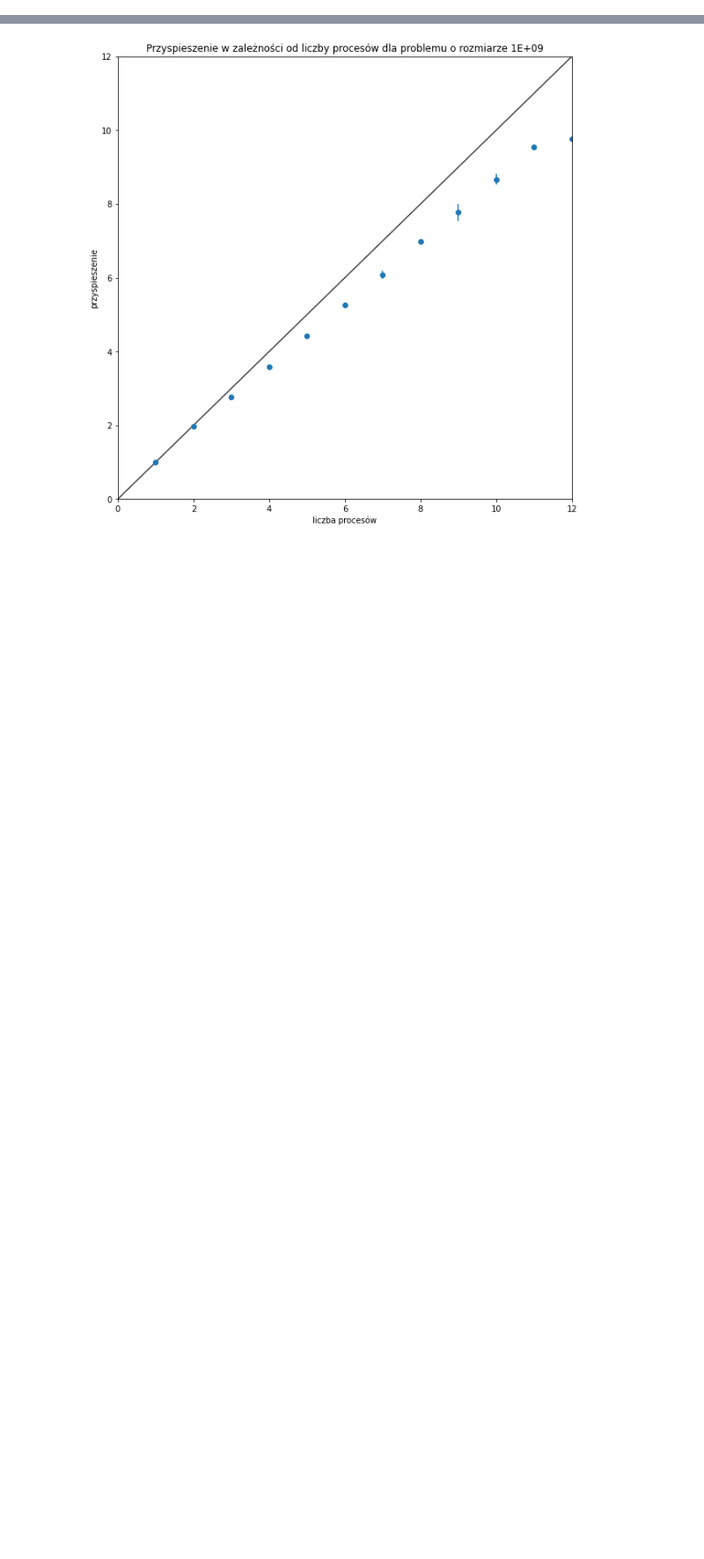
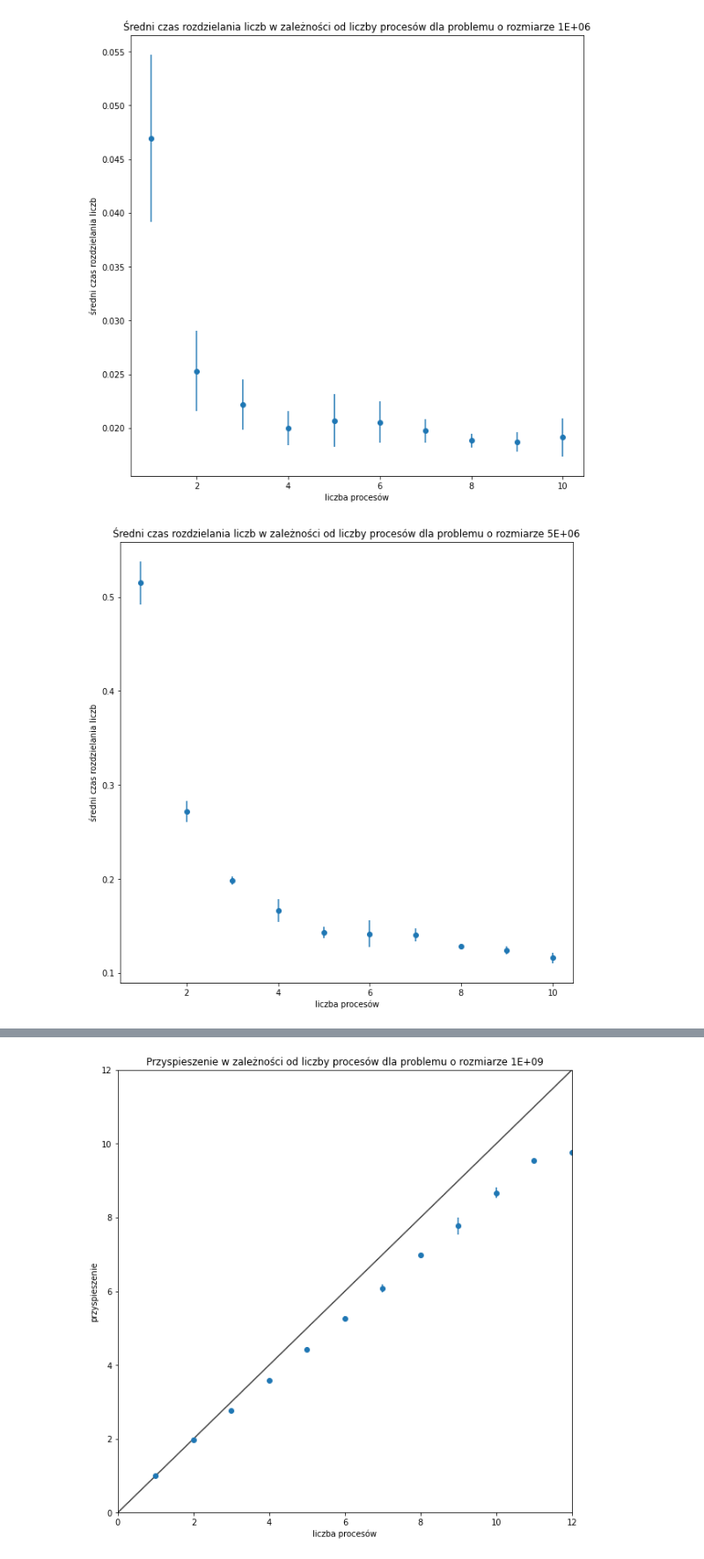
Before and after one commit to PKopel/mpr, a Jupyter notebook: openmp/plot_charts.ipynb, the cells around one changed output, grey strips where cells are left out. Shown at 88% size. Saved outputs shown, nothing was run; the diff lists cells and outputs as text; code cells hidden in the pictures; blank space fills up the shorter version.

```diff
--- a/openmp/plot_charts.ipynb
+++ b/openmp/plot_charts.ipynb
@@ -83,0 +128,17 @@ for size in sizes:
+# %%
+
+for size in sizes:
+    size_str = '%.0E' % size
+
+    plt.figure(figsize=(10,10))
+
+    size_means = means[ means['size'] == size]
+    plt.errorbar(size_means['n_threads'],size_means['mean_split'], yerr=size_means['std_split'], fmt='o')
+
+    plt.title(f'Średni czas rozdzielania liczb w zależności od liczby procesów dla problemu o rozmiarze {size_str}')
+    plt.xlabel('liczba procesów')
+    plt.ylabel('średni czas rozdzielania liczb')
+    plt.savefig(f'charts/mean_time_to_threads_split_{size_str}.png')
+# %% [output]
+[figure, added]
+[figure, added]
```
Also changed, not shown: parts of 7 cells of this notebook, 21 other files.
